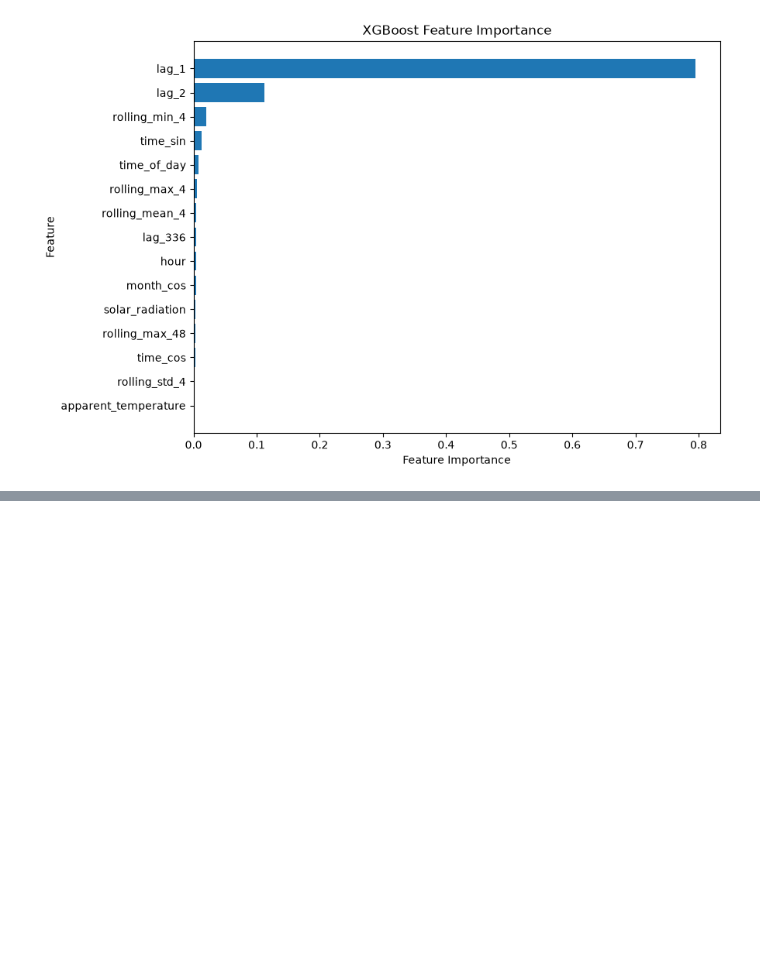
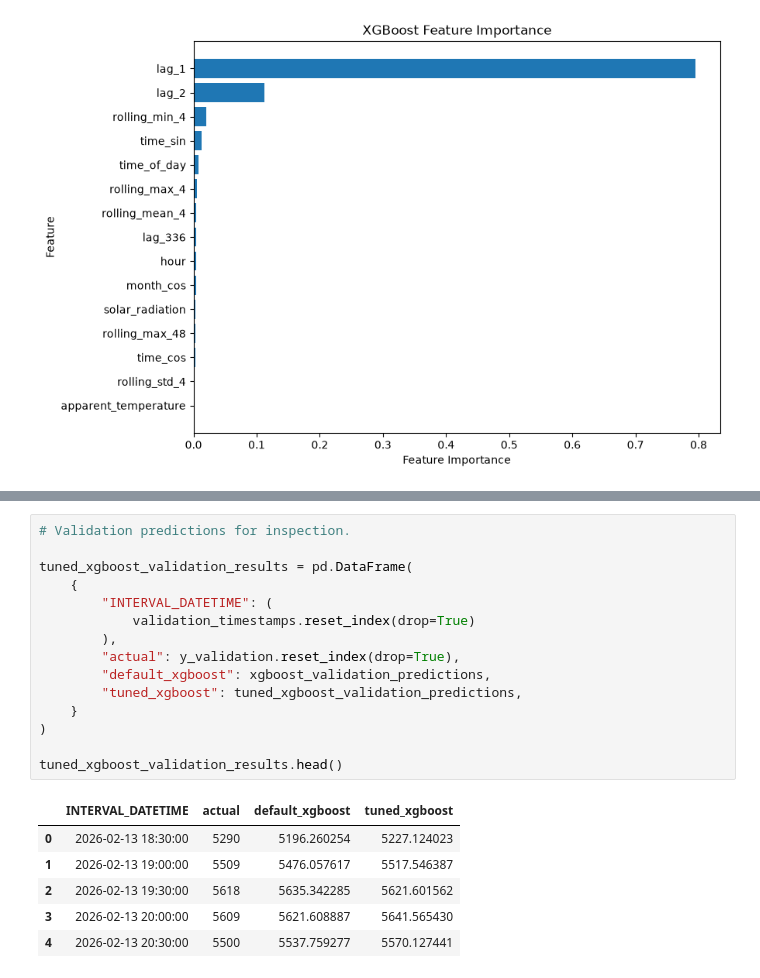
Before and after one commit to abeythomas1997/nem-demand-forecasting, a Jupyter notebook: notebooks/dummi.ipynb, the cells around one changed output, grey strips where cells are left out. Cells and saved outputs as stored; diff of their text form; blank space fills up the shorter version.

```diff
--- a/notebooks/dummi.ipynb
+++ b/notebooks/dummi.ipynb
@@ -1603,0 +1762,22 @@ plt.show()
+# %%
+# Validation predictions for inspection.
+
+tuned_xgboost_validation_results = pd.DataFrame(
+    {
+        "INTERVAL_DATETIME": (
+            validation_timestamps.reset_index(drop=True)
+        ),
+        "actual": y_validation.reset_index(drop=True),
+        "default_xgboost": xgboost_validation_predictions,
+        "tuned_xgboost": tuned_xgboost_validation_predictions,
+    }
+)
+
+tuned_xgboost_validation_results.head()
+# %% [output]
+|  | INTERVAL_DATETIME | actual | default_xgboost | tuned_xgboost |
+| 0 | 2026-02-13 18:30:00 | 5290 | 5196.260254 | 5227.124023 |
+| 1 | 2026-02-13 19:00:00 | 5509 | 5476.057617 | 5517.546387 |
+| 2 | 2026-02-13 19:30:00 | 5618 | 5635.342285 | 5621.601562 |
+| 3 | 2026-02-13 20:00:00 | 5609 | 5621.608887 | 5641.565430 |
+| 4 | 2026-02-13 20:30:00 | 5500 | 5537.759277 | 5570.127441 |
```
Also changed, not shown: parts of 8 cells of this notebook, 3 other files.
